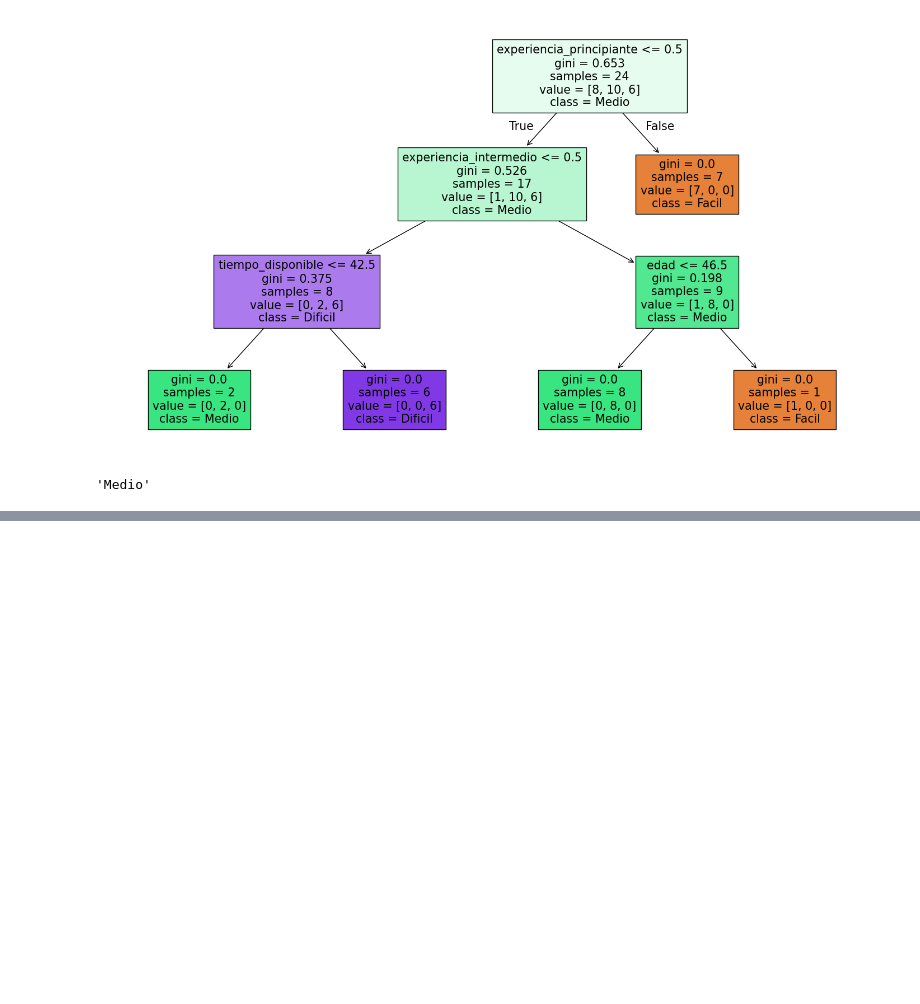
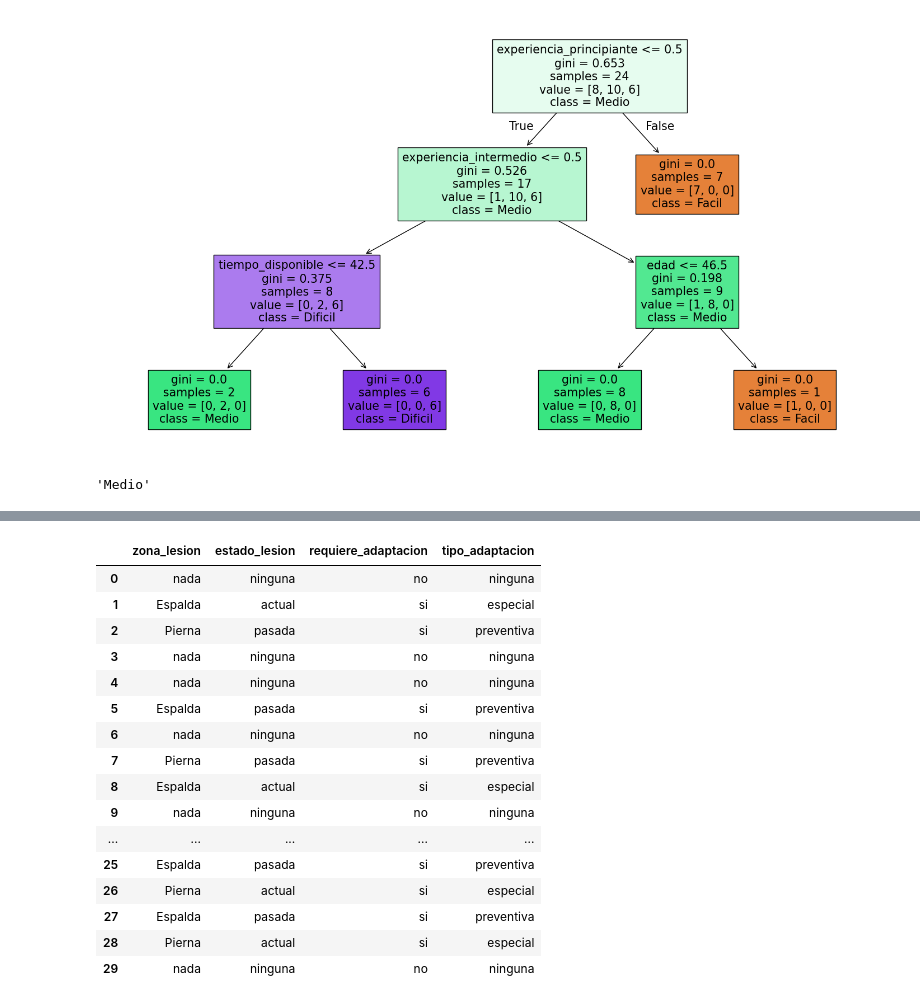
Before and after one commit to luci-o/LIFE-FIT, a Jupyter notebook: IA/index.ipynb, the cells around one changed output, grey strips where cells are left out. Drawn from its saved outputs; the diff is of its cells as text; code cells hidden in the pictures; blank space fills up the shorter version.

Commit message:
Integra evaluación de lesiones y filtrado de ejercicios en la generación de rutinas

```diff
--- a/IA/index.ipynb
+++ b/IA/index.ipynb
@@ -642,0 +751,4 @@ predecir_dificultad(
+# %%
+usuarios_df.loc[usuarios_df["tiene_lesion"] == 0, "estado_lesion"] = "ninguna"
+# %%
+usuarios_df.loc[7, "estado_lesion"] = "pasada"
@@ -642,0 +775,4 @@ predecir_dificultad(
+# %%
+usuarios_df["requiere_adaptacion"] = usuarios_df["tiene_lesion"].apply(
+    lambda x: "si" if x == 1 else "no"
+)
@@ -642,0 +803,35 @@ predecir_dificultad(
+# %%
+def definir_tipo_adaptacion(estado):
+    if estado == "actual":
+        return "especial"
+    elif estado == "pasada":
+        return "preventiva"
+    else:
+        return "ninguna"
+
+usuarios_df["tipo_adaptacion"] = usuarios_df["estado_lesion"].apply(definir_tipo_adaptacion)
+# %%
+usuarios_df[[
+    "zona_lesion",
+    "estado_lesion",
+    "requiere_adaptacion",
+    "tipo_adaptacion"
+]]
+# %% [output]
+|  | zona_lesion | estado_lesion | requiere_adaptacion | tipo_adaptacion |
+| 0 | nada | ninguna | no | ninguna |
+| 1 | Espalda | actual | si | especial |
+| 2 | Pierna | pasada | si | preventiva |
+| 3 | nada | ninguna | no | ninguna |
+| 4 | nada | ninguna | no | ninguna |
+| 5 | Espalda | pasada | si | preventiva |
+| 6 | nada | ninguna | no | ninguna |
+| 7 | Pierna | pasada | si | preventiva |
+| 8 | Espalda | actual | si | especial |
+| 9 | nada | ninguna | no | ninguna |
+| ... | ... | ... | ... | ... |
+| 25 | Espalda | pasada | si | preventiva |
+| 26 | Pierna | actual | si | especial |
+| 27 | Espalda | pasada | si | preventiva |
+| 28 | Pierna | actual | si | especial |
+| 29 | nada | ninguna | no | ninguna |
```
Also changed, not shown: parts of 25 cells of this notebook.
